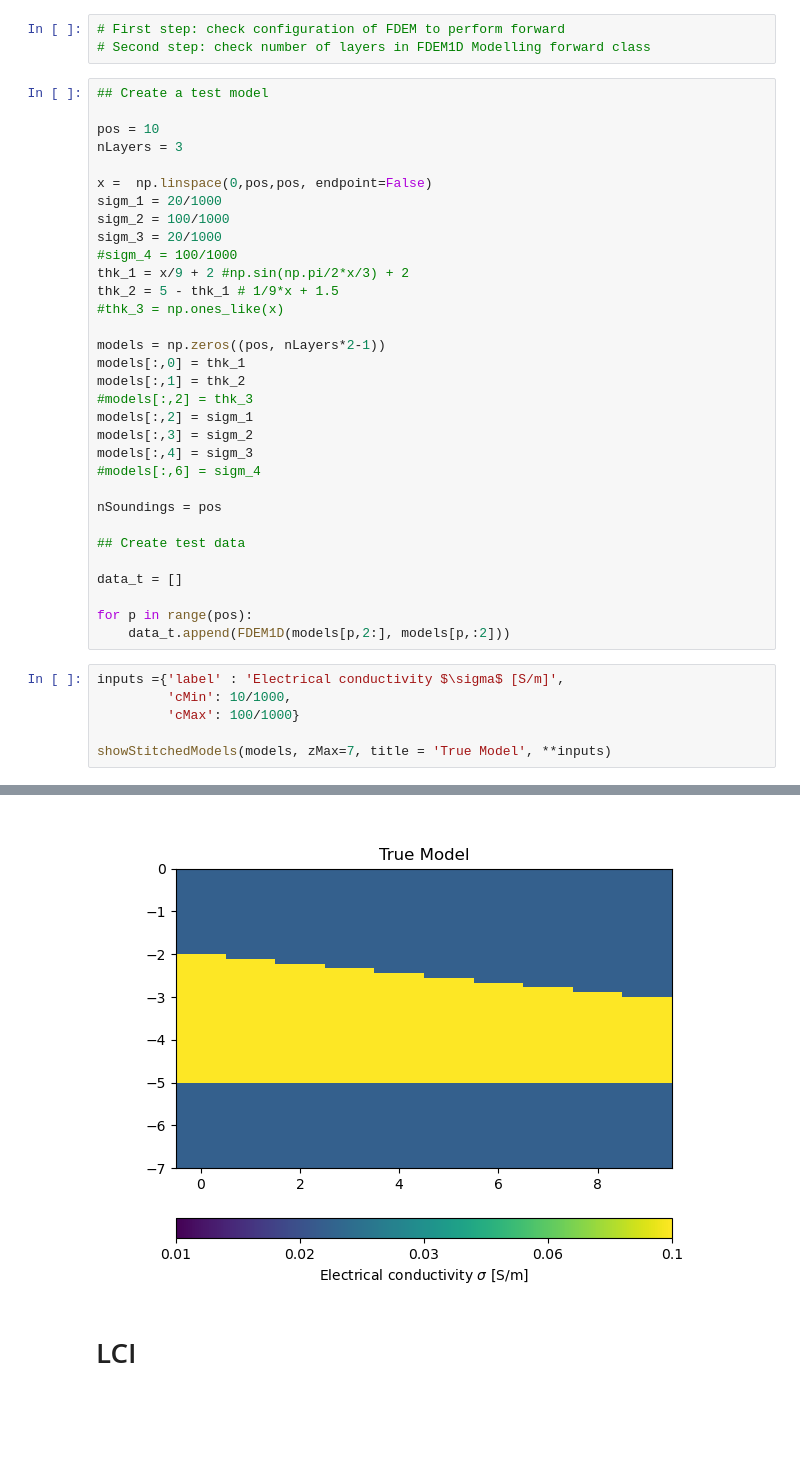
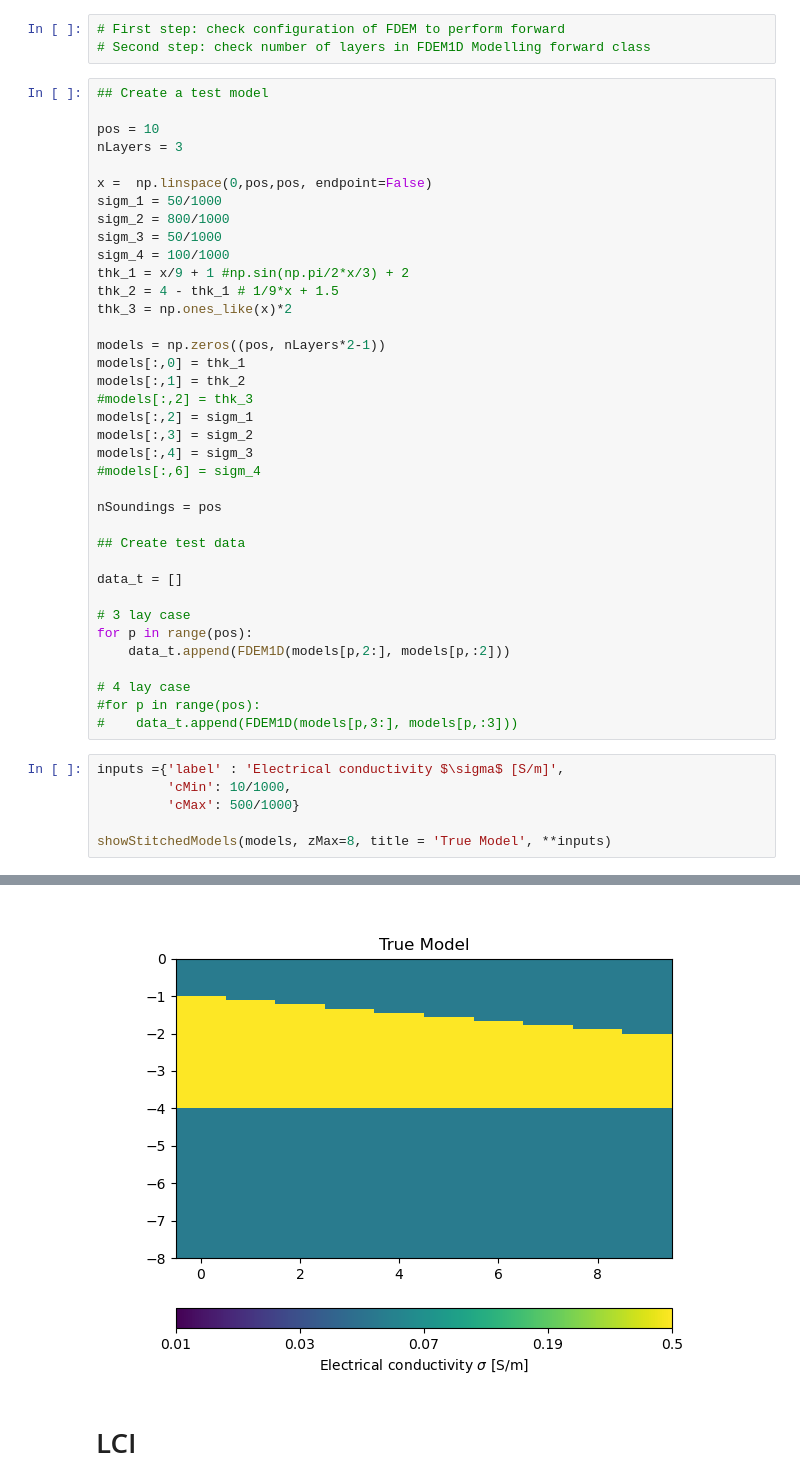
Before and after one commit to mariacarrizo/FDEM_LCI_PWI, a Jupyter notebook: LCI_new.ipynb, the cells around one changed output, grey strips where cells are left out. Drawn from its saved outputs; the diff is of its cells as text; blank space fills up the shorter version.

```diff
--- a/LCI_new.ipynb
+++ b/LCI_new.ipynb
@@ -21,13 +21,13 @@ pos = 10
 nLayers = 3
 
 x =  np.linspace(0,pos,pos, endpoint=False)
-sigm_1 = 20/1000
-sigm_2 = 100/1000
-sigm_3 = 20/1000
-#sigm_4 = 100/1000
-thk_1 = x/9 + 2 #np.sin(np.pi/2*x/3) + 2
-thk_2 = 5 - thk_1 # 1/9*x + 1.5
-#thk_3 = np.ones_like(x)
+sigm_1 = 50/1000
+sigm_2 = 800/1000
+sigm_3 = 50/1000
+sigm_4 = 100/1000
+thk_1 = x/9 + 1 #np.sin(np.pi/2*x/3) + 2
+thk_2 = 4 - thk_1 # 1/9*x + 1.5
+thk_3 = np.ones_like(x)*2
 
 models = np.zeros((pos, nLayers*2-1))
 models[:,0] = thk_1
@@ -44,17 +44,22 @@ nSoundings = pos
 
 data_t = []
 
+# 3 lay case
 for p in range(pos):
     data_t.append(FDEM1D(models[p,2:], models[p,:2]))
+
+# 4 lay case
+#for p in range(pos):
+#    data_t.append(FDEM1D(models[p,3:], models[p,:3]))
 # %%
 inputs ={'label' : 'Electrical conductivity $\sigma$ [S/m]',
          'cMin': 10/1000,
-         'cMax': 100/1000}
+         'cMax': 500/1000}
 
-showStitchedModels(models, zMax=7, title = 'True Model', **inputs)
+showStitchedModels(models, zMax=8, title = 'True Model', **inputs)
 # %% [output]
 <AxesSubplot:title={'center':'True Model'}>
-[figure, old version]
+[figure, new version]
 # %% [markdown]
 # LCI
 # %%
```
Also changed, not shown: parts of 10 cells of this notebook, 1 other file.
